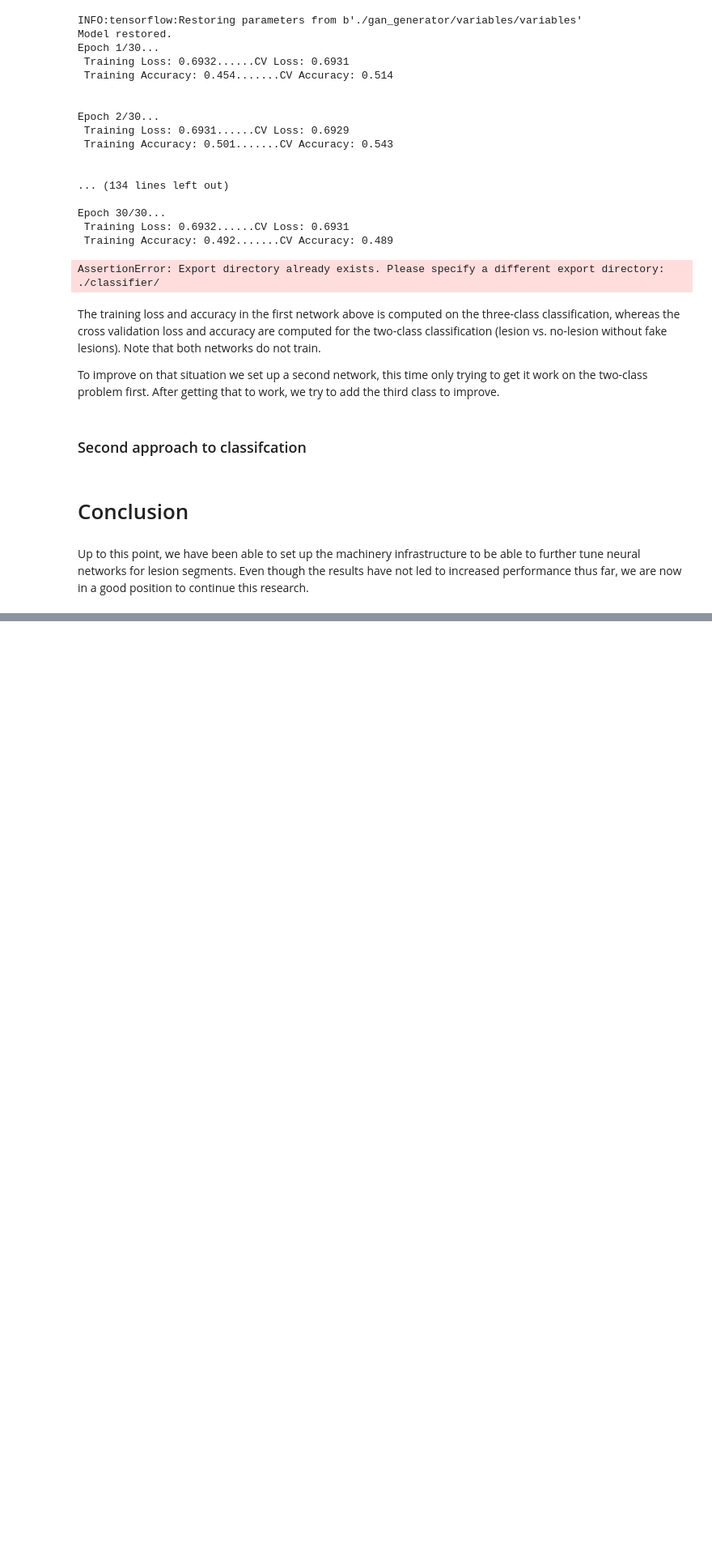
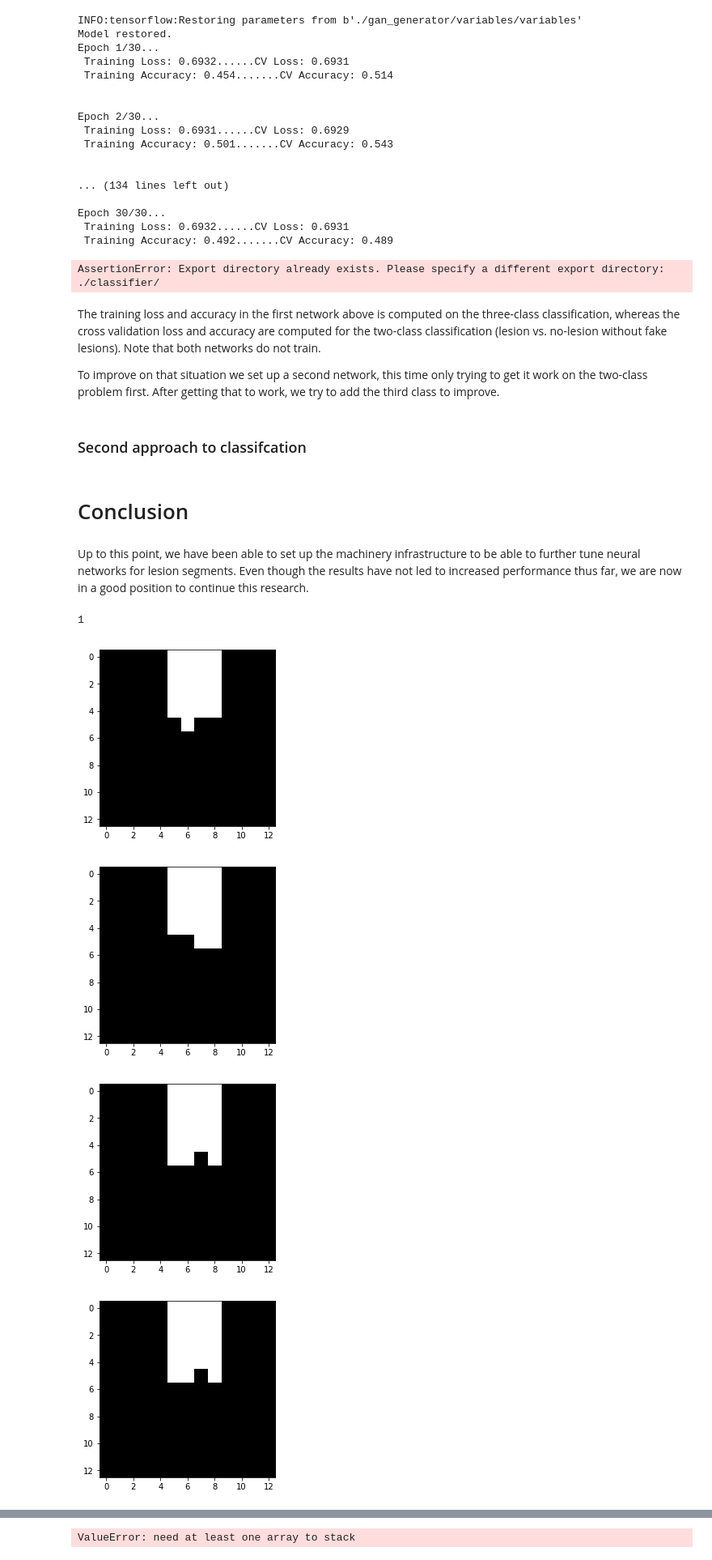
Before and after one commit to NOllAl/CSCI82Project, a Jupyter notebook: CSCI82 - Final project.ipynb, the cells around one changed output, grey strips where cells are left out. Shown at 81% size. Drawn from its saved outputs; the diff is of its cells as text; code cells hidden in the pictures; blank space fills up the shorter version.

Commit message:
Generator debug

```diff
--- a/CSCI82 - Final project.ipynb
+++ b/CSCI82 - Final project.ipynb
@@ -1072,0 +1166,11 @@ Up to this point, we have been able to set up the machinery infrastructure to be
+# %%
+gen = batch_generator_classifier(train_files, all_files, batch_size, patch_size,
+                                         sess, input_z, generator_output, use_gan=False)
+
+next(gen)
+# %% [output]
+1
+[figure, added]
+[figure, added]
+[figure, added]
+[figure, added]
@@ -1072,0 +1185 @@ Up to this point, we have been able to set up the machinery infrastructure to be
+ValueError: need at least one array to stack
```
Also changed, not shown: parts of 2 cells of this notebook.
